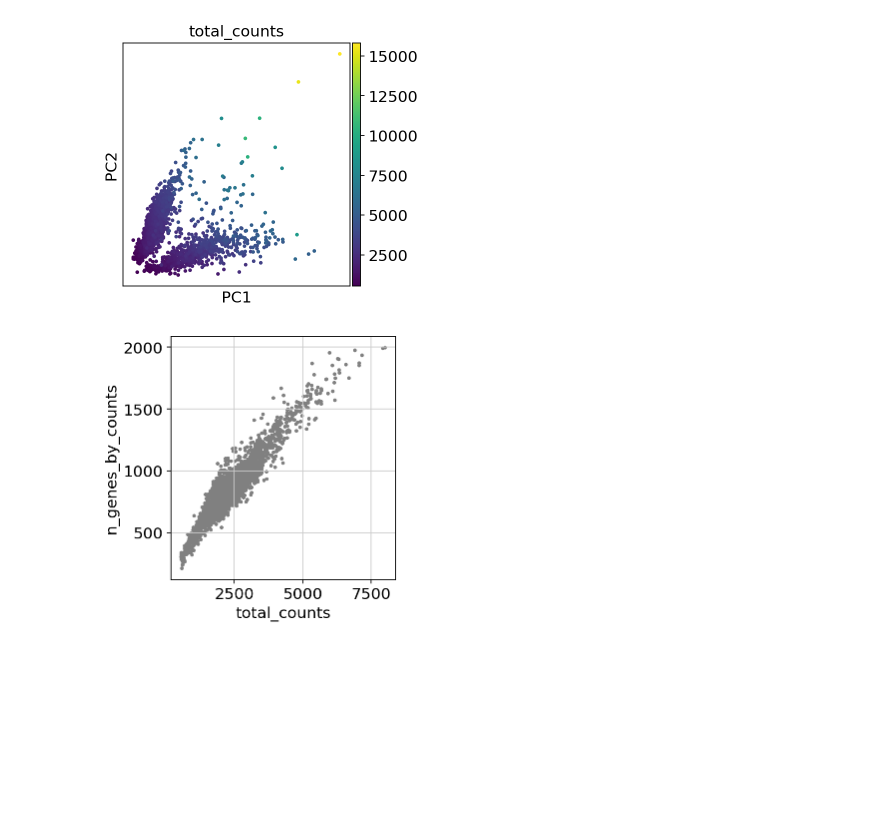
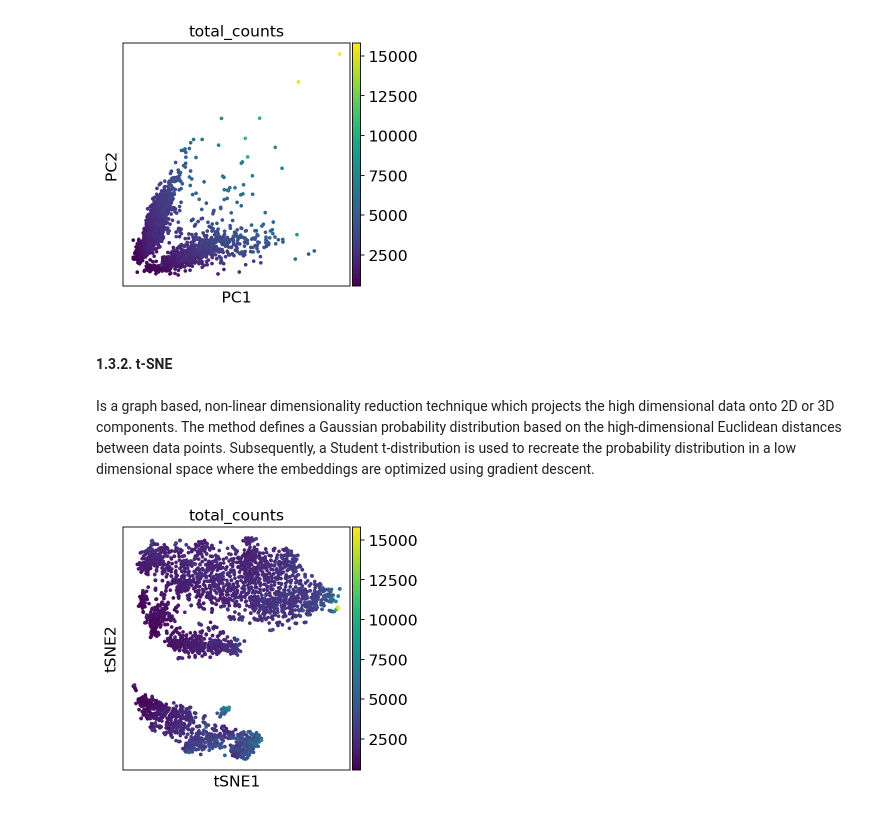
Before and after one commit to lucas-rdlr/rna-sequencing, a Jupyter notebook: notebooks/tutorial.ipynb, the cells around one changed output. Drawn from its saved outputs; the diff is of its cells as text; code cells hidden in the pictures; blank space fills up the shorter version.

```diff
--- a/notebooks/tutorial.ipynb
+++ b/notebooks/tutorial.ipynb
@@ -150,8 +150,12 @@ sc.tl.pca(adata3, svd_solver='arpack')
 sc.pl.pca(adata3, color='total_counts')
 # %% [output]
 [figure]
-# %%
-adata4 = adata3[adata3.obs.n_genes_by_counts < 2000, :]
-sc.pl.scatter(adata4, x='total_counts', y='n_genes_by_counts')
-# %% [output]
-[figure, removed]
+# %% [markdown]
+#### 1.3.2. t-SNE
+# %% [markdown]
+Is a graph based, non-linear dimensionality reduction technique which projects the high dimensional data onto 2D or 3D components. The method defines a Gaussian probability distribution based on the high-dimensional Euclidean distances between data points. Subsequently, a Student t-distribution is used to recreate the probability distribution in a low dimensional space where the embeddings are optimized using gradient descent.
+# %%
+sc.tl.tsne(adata3, use_rep="X_pca")
+sc.pl.tsne(adata3, color="total_counts")
+# %% [output]
+[figure, added]
```
Also changed, not shown: parts of 15 cells of this notebook.
